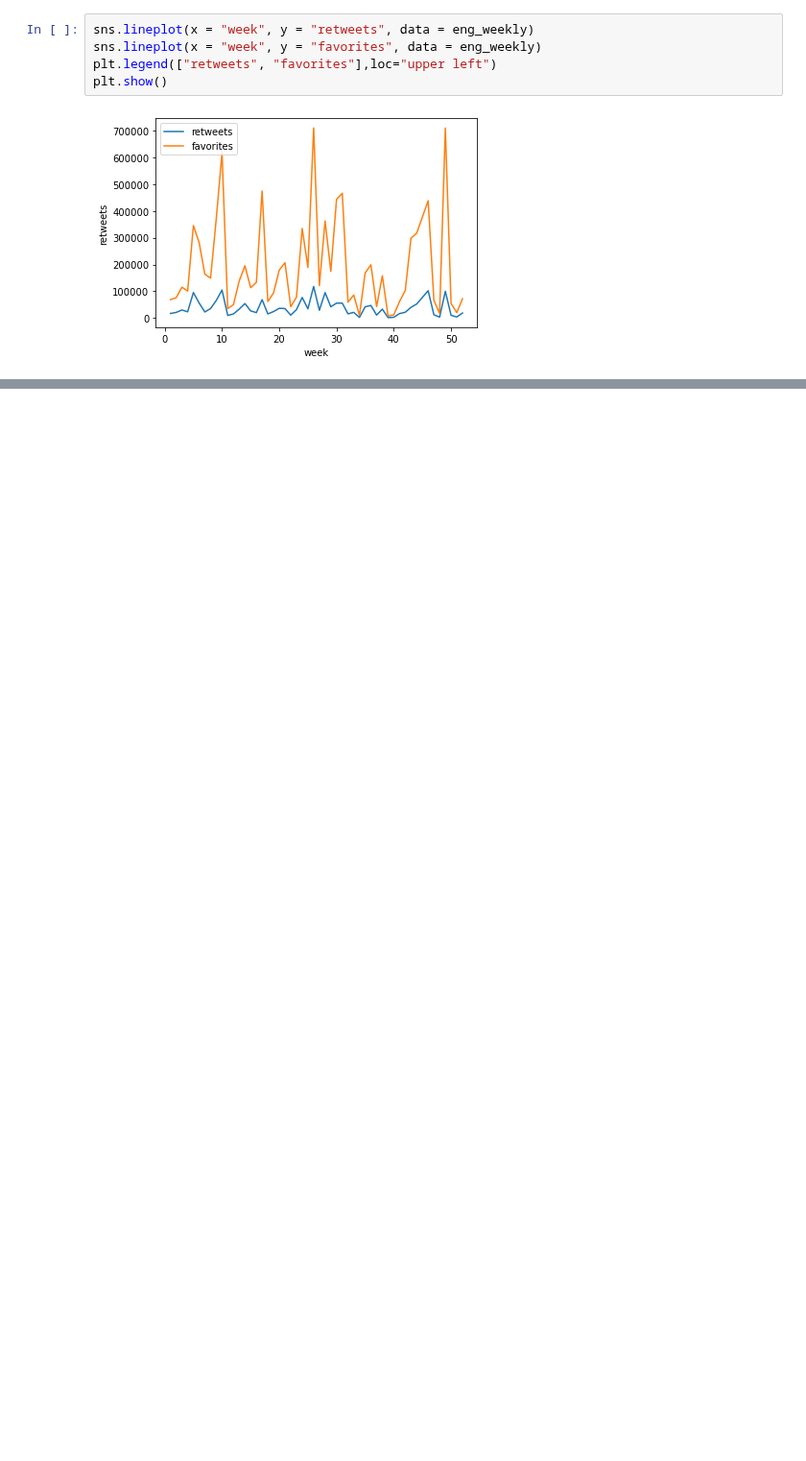
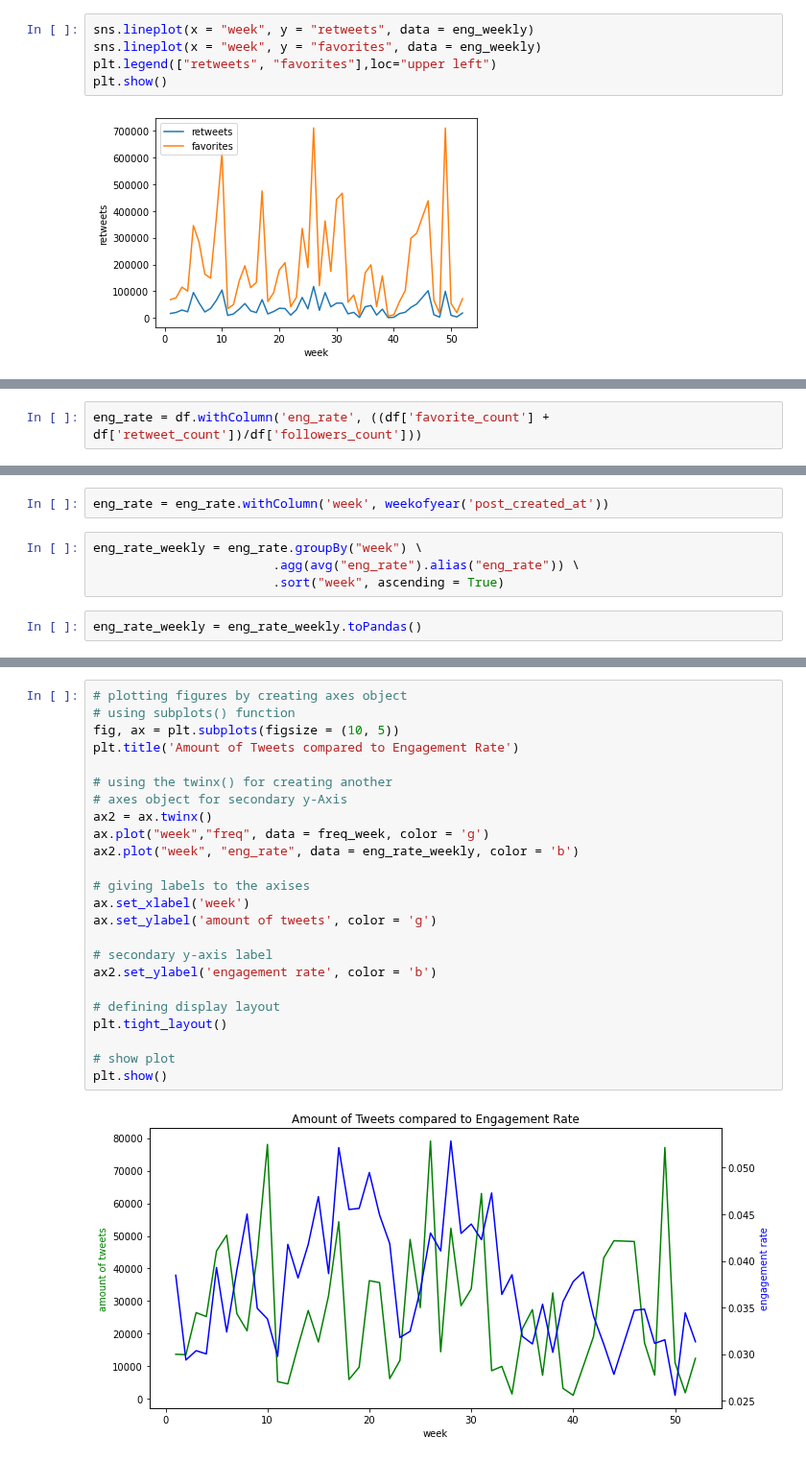
Before and after one commit to atyvaert/big-data, a Jupyter notebook: src/Exploration_Notebooks/Wouter_Exploration.ipynb, the cells around one changed output, grey strips where cells are left out. Shown at 96% size. Cells and saved outputs as stored; diff of their text form; blank space fills up the shorter version.

```diff
--- a/src/Exploration_Notebooks/Wouter_Exploration.ipynb
+++ b/src/Exploration_Notebooks/Wouter_Exploration.ipynb
@@ -270,0 +314,2 @@ plt.show()
+# %%
+eng_rate = df.withColumn('eng_rate', ((df['favorite_count'] + df['retweet_count'])/df['followers_count']))
@@ -270,0 +325,8 @@ plt.show()
+# %%
+eng_rate = eng_rate.withColumn('week', weekofyear('post_created_at'))
+# %%
+eng_rate_weekly = eng_rate.groupBy("week") \
+                        .agg(avg("eng_rate").alias("eng_rate")) \
+                        .sort("week", ascending = True)
+# %%
+eng_rate_weekly = eng_rate_weekly.toPandas()
@@ -270,0 +350,26 @@ plt.show()
+# %%
+# plotting figures by creating axes object
+# using subplots() function
+fig, ax = plt.subplots(figsize = (10, 5))
+plt.title('Amount of Tweets compared to Engagement Rate')
+
+# using the twinx() for creating another
+# axes object for secondary y-Axis
+ax2 = ax.twinx()
+ax.plot("week","freq", data = freq_week, color = 'g')
+ax2.plot("week", "eng_rate", data = eng_rate_weekly, color = 'b')
+
+# giving labels to the axises
+ax.set_xlabel('week')
+ax.set_ylabel('amount of tweets', color = 'g')
+
+# secondary y-axis label
+ax2.set_ylabel('engagement rate', color = 'b')
+
+# defining display layout
+plt.tight_layout()
+
+# show plot
+plt.show()
+# %% [output]
+[figure, added]
```
Also changed, not shown: parts of 16 cells of this notebook.
